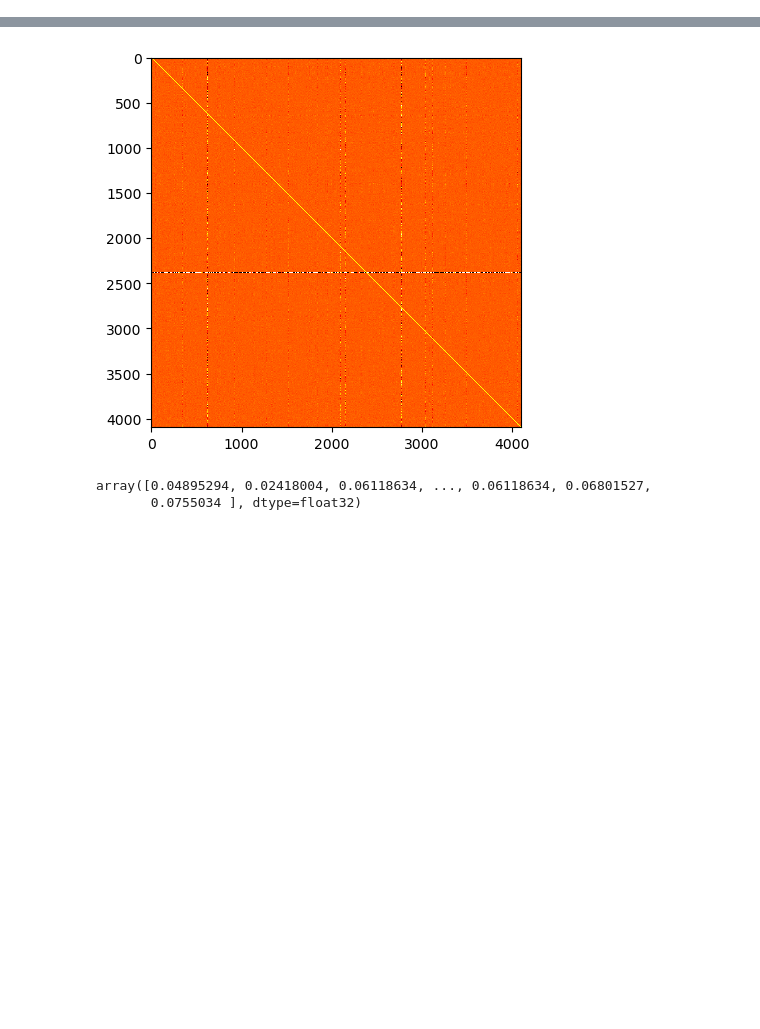
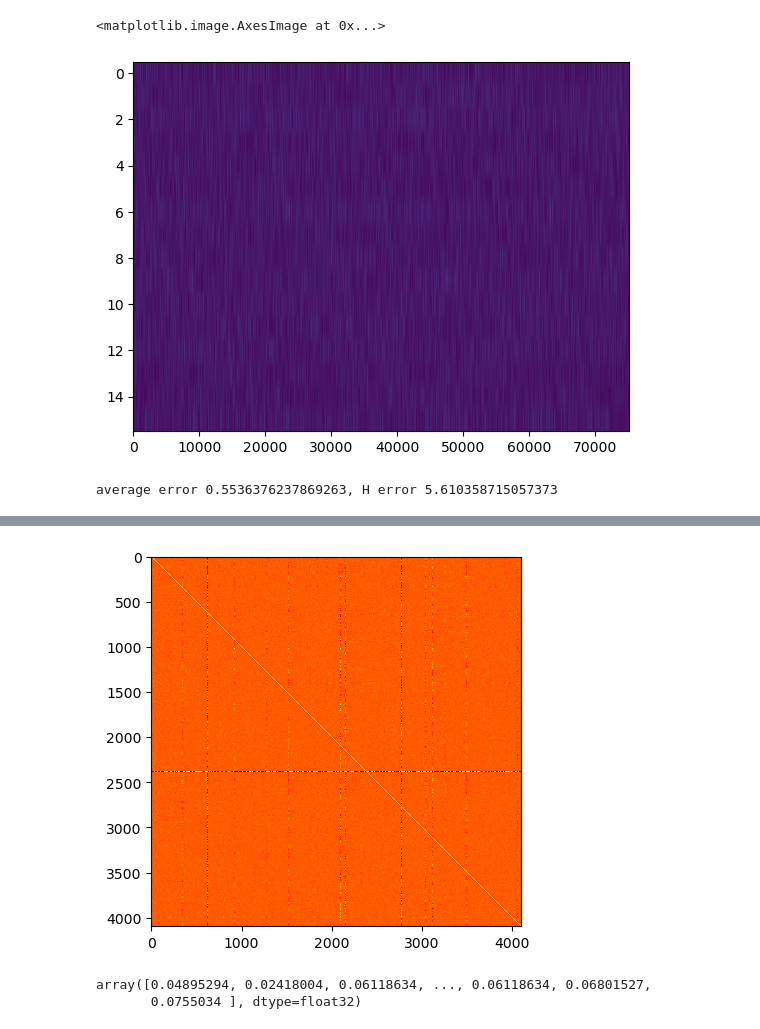
Before and after one commit to xuzukang/NoWag, a Jupyter notebook: please_fucking_work.ipynb, the cells around one changed output, grey strips where cells are left out. Cells and saved outputs as stored; diff of their text form; code cells hidden in the pictures; blank space fills up the shorter version.

```diff
--- a/please_fucking_work.ipynb
+++ b/please_fucking_work.ipynb
@@ -123,11 +74,11 @@ def our_cluster(X, k, weights, n_iter = 100,
 
     #randomly select k centriods
     if centriods is None:
-        n_1 = torch.from_numpy(np.random.choice(n, k, replace = False))
+        n_1 = torch.from_numpy(np.random.choice(n, k, replace = False)).to(device)
         centriods = X[n_1, :]
         # print(centriods)
     #shape of (k, d)
-    for i in tqdm.tqdm(range(n_iter)):
+    for i in range(n_iter):
         # print("X.shape = ", X.shape, "centriods.shape = ", centriods.shape, "weights.shape = ", weights.shape)
         assignments = cluster_e_step(X, centriods, weights)
         # print(assignments)
@@ -135,7 +86,7 @@ def our_cluster(X, k, weights, n_iter = 100,
         centriods = cluster_m_step(X, assignments, k, weights)
         if i > 0:
             if torch.all(assignments == assignments_old):
-                print("breaking at iteration", i)
+                # print("breaking at iteration", i)
                 break
             # print("n_change:", torch.sum(assignments != assignments_old))
         assignments_old = assignments.clone()
@@ -405,12 +272,11 @@ breaking at iteration 69
 # %%
-
 codebooks_use = {}
 for i in range(k_magnitude_codebook):
     codebooks_use[i] = codebooks[i].clone().requires_grad_(True)
 
 
 n_iters = 100
-lr = 1
+lr = 1e-3
 clamp_gradients = 1e-1
 prev_loss = 1e10
 
@@ -419,12 +285,12 @@ for i in range(n_iters):
 
     weights_reconstructued_flat[~mask,:] = weights_reshaped[~mask]
     # print(codebooks_use[0])
-    for i in range(k_magnitude_codebook):
-        mask_i = torch.from_numpy(magnitude_assignments == i)
-        assert torch.any(mask_i)
-        mask_ = torch.zeros_like(mask)
-        mask_[mask] = mask_i
-        weights_reconstructued_flat[mask_,:] = torch.clip(codebooks_use[i][assignments_dict[i],:],-1,1) * np.exp(magnitude_codebook[i,0])
+    # for i in range(k_magnitude_codebook):
+    #     mask_i = torch.from_numpy(magnitude_assignments == i)
+    #     assert torch.any(mask_i)
+    #     mask_ = torch.zeros_like(mask)
+    #     mask_[mask] = mask_i
+    weights_reconstructued_flat[mask,:] = codebooks_use[0][assignments_dict[0],:]
     # weights_reconstructued_flat[mask,:] = centriods[assignments,:] * torch.from_numpy(np.exp(magnitude_codebook[:,0][magnitude_assignments])).reshape(-1,1).float()
 
 
@@ -473,12 +338,0 @@ average error 0.8196921348571777, H error 12.520428657531738
-# %%
-bits = 3
-scale = (torch.min(weights) - torch.max(weights))/2**bits
-bias = torch.min(weights)
-
-weights_quantized = torch.round((weights - bias)/scale) * scale + bias
-
-diff = weights - weights_quantized
-average_error = torch.sum(torch.abs(diff)**1)/torch.sum(torch.abs(weights)**1)
-
-H_error = torch.einsum('ik,kl,il->', diff, H/H.shape[0], diff)
-print(f"average error {average_error}, H error {H_error}")
@@ -486,0 +462,45 @@ average error 1.404494285583496, H error 234.82614135742188
+# %%
+import matplotlib.pyplot as plt
+plt.imshow(assignments_.detach().cpu().numpy(), aspect = 'auto')
+# %% [output]
+<matplotlib.image.AxesImage at 0x...>
+[figure, added]
+# %%
+assignments_new = {i: assignments_use[i].argmax(0) for i in assignments_use}
+
+weights_reconstructued_flat =  torch.zeros_like(weights_reshaped)
+
+weights_reconstructued_flat[~mask,:] = weights_reshaped[~mask]
+# print(codebooks_use[0])
+
+with torch.no_grad():
+
+    regularization_loss = 0
+    for i in range(k_magnitude_codebook):
+        mask_i = magnitude_assignments == i
+        assert torch.any(mask_i)
+        mask_ = torch.zeros_like(mask)
+        mask_[mask] = mask_i
+        if i not in codebooks_use:
+            weights_reconstructued_flat[mask_,:] = codebooks[i][assignments_dict[i],:] * torch.exp(magnitude_codebook_use[i])
+            continue
+
+        weights_reconstructued_flat[mask_,:] = torch.clip(codebooks_use[i][assignments_new[i],:],-1,1) * torch.exp(magnitude_codebook_use[i])
+    # weights_reconstructued_flat[mask,:] = centriods[assignments,:] * torch.from_numpy(np.exp(magnitude_codebook[:,0][magnitude_assignments])).reshape(-1,1).float()
+
+
+    weights_reconstructued = torch.empty_like(weights)
+
+    weights_reconstructued[:,row_assignments] = weights_reconstructued_flat.reshape(weights_reconstructued.shape[0], -1, d)
+    # print(weights_reconstructued)
+
+    diff = weights - weights_reconstructued
+    average_error = torch.sum(torch.abs(diff)**1)/torch.sum(torch.abs(weights)**1)
+
+
+H_error = torch.einsum('ik,kl,il->', diff, H/H.shape[0], diff)
+
+loss = H_error + lambda_ * regularization_loss
+print(f"average error {average_error}, H error {H_error}")
+# %% [output]
+average error 0.5536376237869263, H error 5.610358715057373
```
Also changed, not shown: parts of 33 cells of this notebook, 9 other files.
